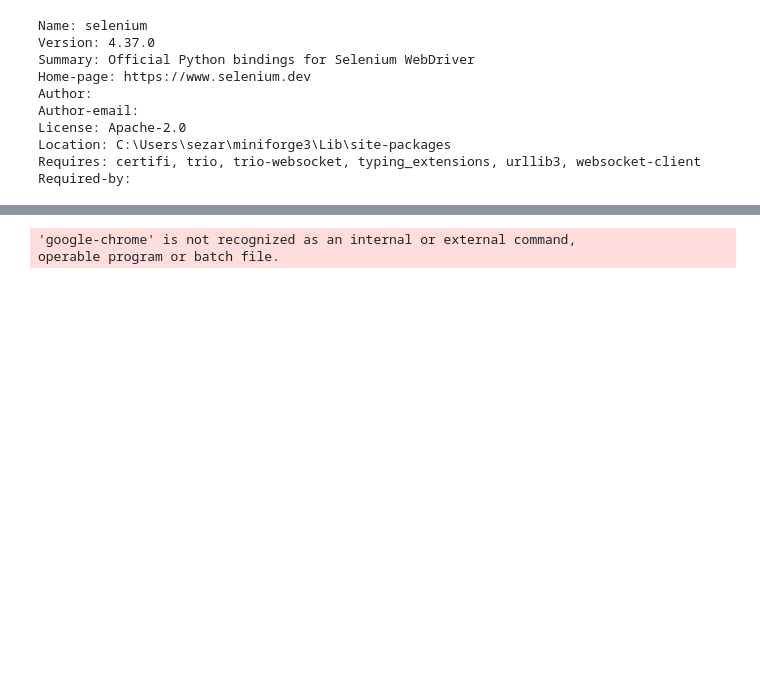
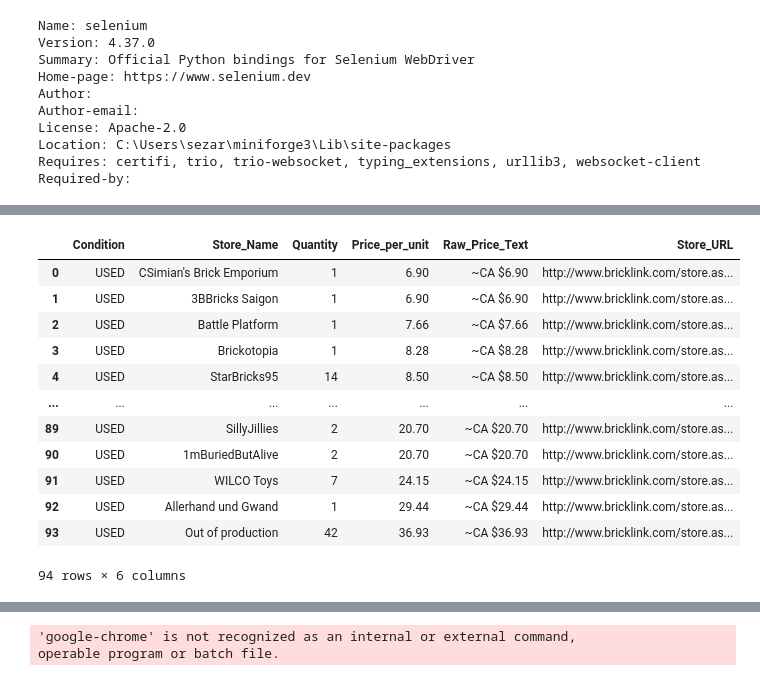
Before and after one commit to sezar543/PRINCG_BL, a Jupyter notebook: Crawler.ipynb, the cells around one changed output, grey strips where cells are left out. Saved outputs shown, nothing was run; the diff lists cells and outputs as text; code cells hidden in the pictures; blank space fills up the shorter version.

```diff
--- a/Crawler.ipynb
+++ b/Crawler.ipynb
@@ -245,0 +1290,20 @@ Error: Can not connect to the Service C:\Windows\SeleniumDrivers\chrome-win64\ch
+# %%
+
+df = pd.read_csv(r"C:\Pricing_BL\2025_12_used_listings_x467c12_11.csv")
+# df[df["Condition"]=="NEW"]
+# df.iloc[20:40]
+df
+# %% [output]
+|  | Condition | Store_Name | Quantity | Price_per_unit | Raw_Price_Text | Store_URL |
+| 0 | USED | CSimian's Brick Emporium | 1 | 6.90 | ~CA $6.90 | http://www.bricklink.com/store.as... |
+| 1 | USED | 3BBricks Saigon | 1 | 6.90 | ~CA $6.90 | http://www.bricklink.com/store.as... |
+| 2 | USED | Battle Platform | 1 | 7.66 | ~CA $7.66 | http://www.bricklink.com/store.as... |
+| 3 | USED | Brickotopia | 1 | 8.28 | ~CA $8.28 | http://www.bricklink.com/store.as... |
+| 4 | USED | StarBricks95 | 14 | 8.50 | ~CA $8.50 | http://www.bricklink.com/store.as... |
+| ... | ... | ... | ... | ... | ... | ... |
+| 89 | USED | SillyJillies | 2 | 20.70 | ~CA $20.70 | http://www.bricklink.com/store.as... |
+| 90 | USED | 1mBuriedButAlive | 2 | 20.70 | ~CA $20.70 | http://www.bricklink.com/store.as... |
+| 91 | USED | WILCO Toys | 7 | 24.15 | ~CA $24.15 | http://www.bricklink.com/store.as... |
+| 92 | USED | Allerhand und Gwand | 1 | 29.44 | ~CA $29.44 | http://www.bricklink.com/store.as... |
+| 93 | USED | Out of production | 42 | 36.93 | ~CA $36.93 | http://www.bricklink.com/store.as... |
+94 rows × 6 columns
```
Also changed, not shown: parts of 9 cells of this notebook, 8 other files.
